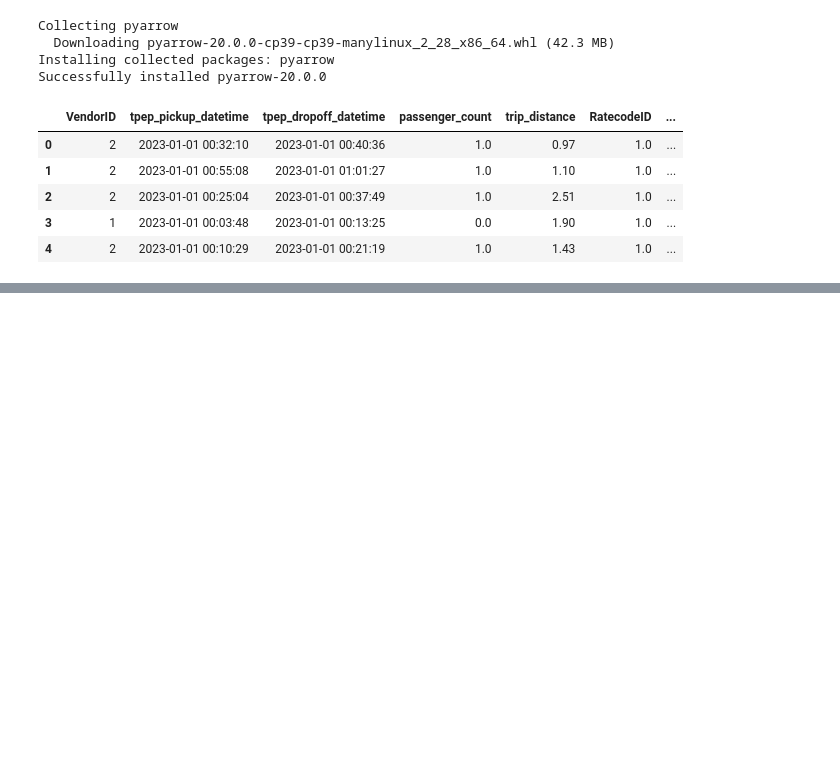
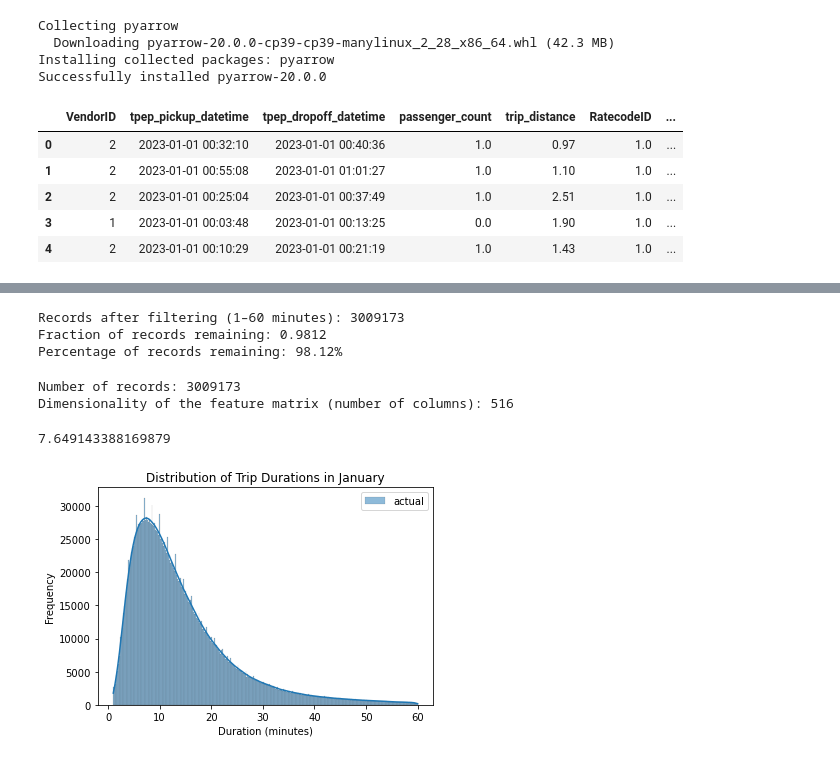
Before and after one commit to SakibZaman021/Duration_Prediction, a Jupyter notebook: 01-Intro/homework_1.ipynb, the cells around one changed output, grey strips where cells are left out. Saved outputs shown, nothing was run; the diff lists cells and outputs as text; code cells hidden in the pictures; blank space fills up the shorter version.

```diff
--- a/01-Intro/homework_1.ipynb
+++ b/01-Intro/homework_1.ipynb
@@ -36,3 +36,9 @@ from sklearn.linear_model import Lasso
 from sklearn.linear_model import Ridge
 
 from sklearn.metrics import mean_squared_error
+# %%
+df['duration'] = df.tpep_dropoff_datetime - df.tpep_pickup_datetime
+df.duration = df.duration.apply(lambda td: td.total_seconds() / 60)
+
+raw_duration_std = df['duration'].std()
+print(f"Standard deviation of trip durations in January (before filtering): {raw_duration_std:.2f} minutes")
@@ -38,0 +57,22 @@ from sklearn.metrics import mean_squared_error
+# %%
+df = df[(df.duration >= 1) & (df.duration <= 60)]
+
+categorical = ['PULocationID', 'DOLocationID']
+numerical = ['trip_distance']
+
+df[categorical] = df[categorical].astype(str)
+# %%
+filtered_records = len(df)
+
+# Calculate fraction of records remaining
+fraction_remaining = filtered_records / total_records
+percentage_remaining = fraction_remaining * 100
+
+# Print results
+print(f"\nRecords after filtering (1–60 minutes): {filtered_records}")
+print(f"Fraction of records remaining: {fraction_remaining:.4f}")
+print(f"Percentage of records remaining: {percentage_remaining:.2f}%")
+# %% [output]
+Records after filtering (1–60 minutes): 3009173
+Fraction of records remaining: 0.9812
+Percentage of records remaining: 98.12%
@@ -38,0 +81,17 @@ from sklearn.metrics import mean_squared_error
+# %%
+train_dicts = df[categorical + numerical].to_dict(orient='records')
+
+dv = DictVectorizer()
+X_train = dv.fit_transform(train_dicts)
+
+
+# Get dimensionality (number of columns)
+num_columns = X_train.shape[1]
+
+# Print results
+print(f"Number of records: {len(df)}")
+print(f"Dimensionality of the feature matrix (number of columns): {num_columns}")
+# print(f"Feature names (first 10): {dv.feature_names_[:100]}")
+# %% [output]
+Number of records: 3009173
+Dimensionality of the feature matrix (number of columns): 516
@@ -38,0 +109,13 @@ from sklearn.metrics import mean_squared_error
+# %%
+print(rmse)
+# %% [output]
+7.649143388169879
+# %%
+sns.histplot(df['duration'], kde=True, label='actual')
+plt.xlabel('Duration (minutes)')
+plt.ylabel('Frequency')
+plt.title('Distribution of Trip Durations in January')
+plt.legend()
+plt.show()
+# %% [output]
+[figure, added]
```
Also changed, not shown: parts of 16 cells of this notebook.
